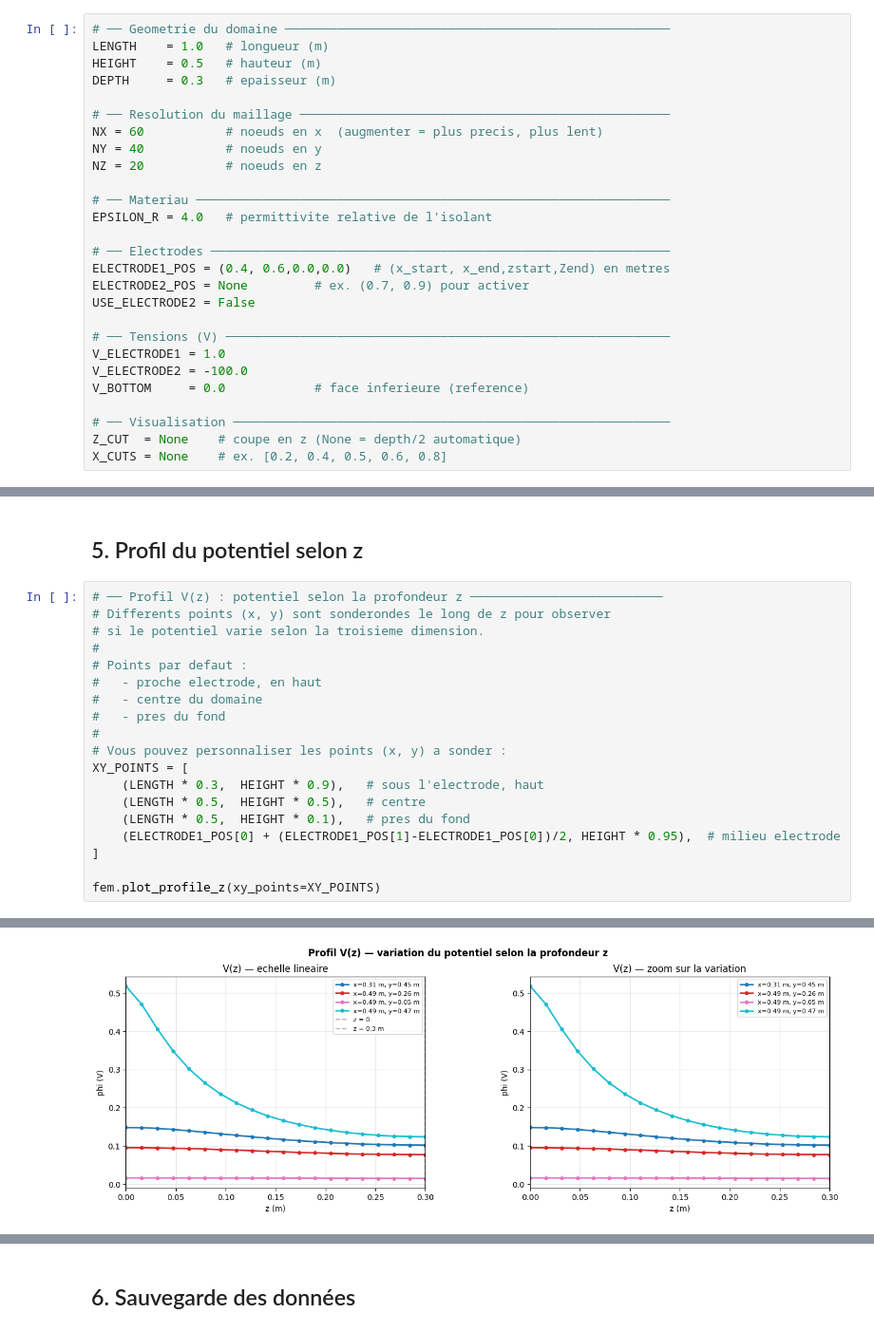
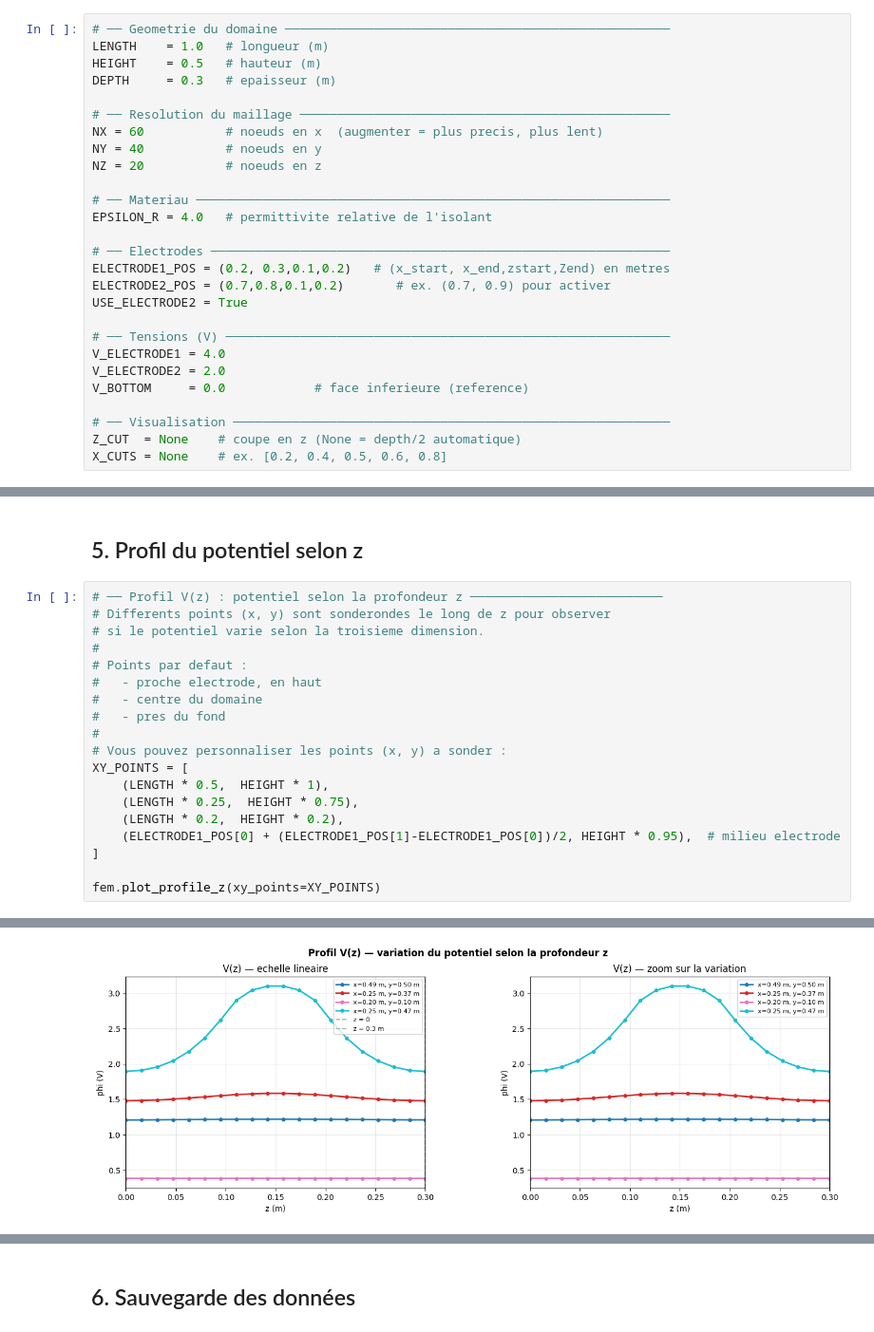
Before and after one commit to ethanNNN04/Projet-LSDMP400, a Jupyter notebook: Notebook SP4_config 3D.ipynb, the cells around one changed output, grey strips where cells are left out. Shown at 95% size. Saved outputs shown, nothing was run; the diff lists cells and outputs as text.

Commit message:
Add files via upload
CONFIGURATION 2 ELECTRODES

```diff
--- a/Notebook SP4_config 3D.ipynb
+++ b/Notebook SP4_config 3D.ipynb
@@ -439,13 +441,13 @@ NZ = 20           # noeuds en z
 EPSILON_R = 4.0   # permittivite relative de l'isolant
 
 # ── Electrodes ──────────────────────────────────────────────────────────────
-ELECTRODE1_POS = (0.4, 0.6,0.0,0.0)   # (x_start, x_end,zstart,Zend) en metres
-ELECTRODE2_POS = None         # ex. (0.7, 0.9) pour activer
-USE_ELECTRODE2 = False
+ELECTRODE1_POS = (0.2, 0.3,0.1,0.2)   # (x_start, x_end,zstart,Zend) en metres
+ELECTRODE2_POS = (0.7,0.8,0.1,0.2)       # ex. (0.7, 0.9) pour activer
+USE_ELECTRODE2 = True
 
 # ── Tensions (V) ────────────────────────────────────────────────────────────
-V_ELECTRODE1 = 1.0
-V_ELECTRODE2 = -100.0
+V_ELECTRODE1 = 4.0
+V_ELECTRODE2 = 2.0
 V_BOTTOM     = 0.0            # face inferieure (reference)
 
 # ── Visualisation ───────────────────────────────────────────────────────────
@@ -501,9 +504,9 @@ Figure 2 sauvegardee : coplanar_3d_profiles.png
 #
 # Vous pouvez personnaliser les points (x, y) a sonder :
 XY_POINTS = [
-    (LENGTH * 0.3,  HEIGHT * 0.9),   # sous l'electrode, haut
-    (LENGTH * 0.5,  HEIGHT * 0.5),   # centre
-    (LENGTH * 0.5,  HEIGHT * 0.1),   # pres du fond
+    (LENGTH * 0.5,  HEIGHT * 1),
+    (LENGTH * 0.25,  HEIGHT * 0.75),
+    (LENGTH * 0.2,  HEIGHT * 0.2),
     (ELECTRODE1_POS[0] + (ELECTRODE1_POS[1]-ELECTRODE1_POS[0])/2, HEIGHT * 0.95),  # milieu electrode
 ]
 
@@ -516,4 +519,4 @@ fem.plot_profile_z(xy_points=XY_POINTS)
-[figure, old version]
+[figure, new version]
 Figure sauvegardee : coplanar_3d_profile_z.png
 
 Interpretation : si V(z) est quasi-constant, le champ est
```
Also changed, not shown: parts of 3 cells of this notebook.
